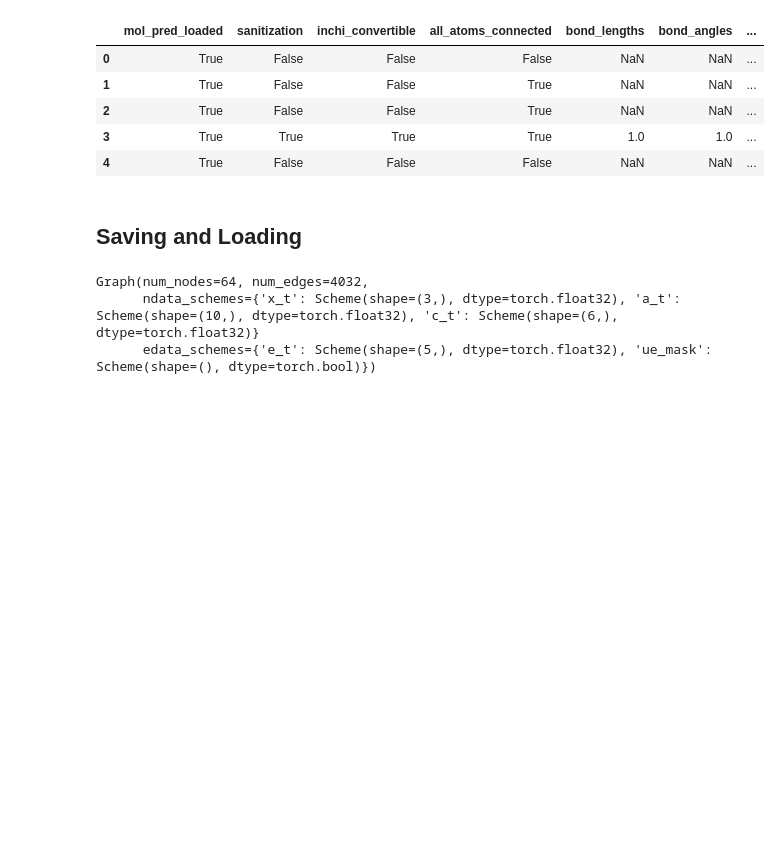
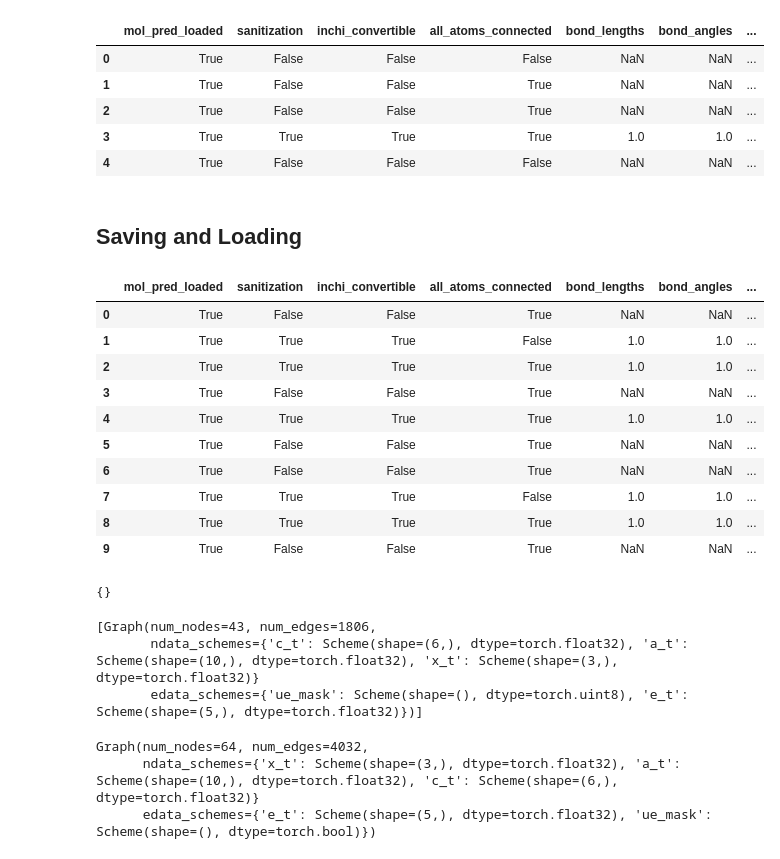
Before and after one commit to svenlg/constrained-generation-geom, a Jupyter notebook: notebooks/01_gen_xtb_pose.ipynb, the cells around one changed output. Saved outputs shown, nothing was run; the diff lists cells and outputs as text; code cells hidden in the pictures; blank space fills up the shorter version.

Commit message:
reg trainer

```diff
--- a/notebooks/01_gen_xtb_pose.ipynb
+++ b/notebooks/01_gen_xtb_pose.ipynb
@@ -983,0 +982,17 @@ mols_back = load_pickle("mols.pkl.gz")
+# %%
+path = "/Users/svlg/MasterThesis/v03_geom/data/0901_1013_gen_data_10"
+train_df = pd.read_csv(f"{path}/results.csv")
+# %%
+train_df
+# %% [output]
+|  | mol_pred_loaded | sanitization | inchi_convertible | all_atoms_connected | bond_lengths | bond_angles | ... |
+| 0 | True | False | False | True | NaN | NaN | ... |
+| 1 | True | True | True | False | 1.0 | 1.0 | ... |
+| 2 | True | True | True | True | 1.0 | 1.0 | ... |
+| 3 | True | False | False | True | NaN | NaN | ... |
+| 4 | True | True | True | True | 1.0 | 1.0 | ... |
+| 5 | True | False | False | True | NaN | NaN | ... |
+| 6 | True | False | False | True | NaN | NaN | ... |
+| 7 | True | True | True | False | 1.0 | 1.0 | ... |
+| 8 | True | True | True | True | 1.0 | 1.0 | ... |
+| 9 | True | False | False | True | NaN | NaN | ... |
@@ -984,3 +1003,13 @@ mols_back = load_pickle("mols.pkl.gz")
+# %%
+aux
+# %% [output]
+{}
+# %%
+mols_back
+# %% [output]
+[Graph(num_nodes=43, num_edges=1806,
+       ndata_schemes={'c_t': Scheme(shape=(6,), dtype=torch.float32), 'a_t': Scheme(shape=(10,), dtype=torch.float32), 'x_t': Scheme(shape=(3,), dtype=torch.float32)}
+       edata_schemes={'ue_mask': Scheme(shape=(), dtype=torch.uint8), 'e_t': Scheme(shape=(5,), dtype=torch.float32)})]
 # %%
 mols_back[0].g
 # %% [output]
```
Also changed, not shown: parts of 4 cells of this notebook, 2 other files.
